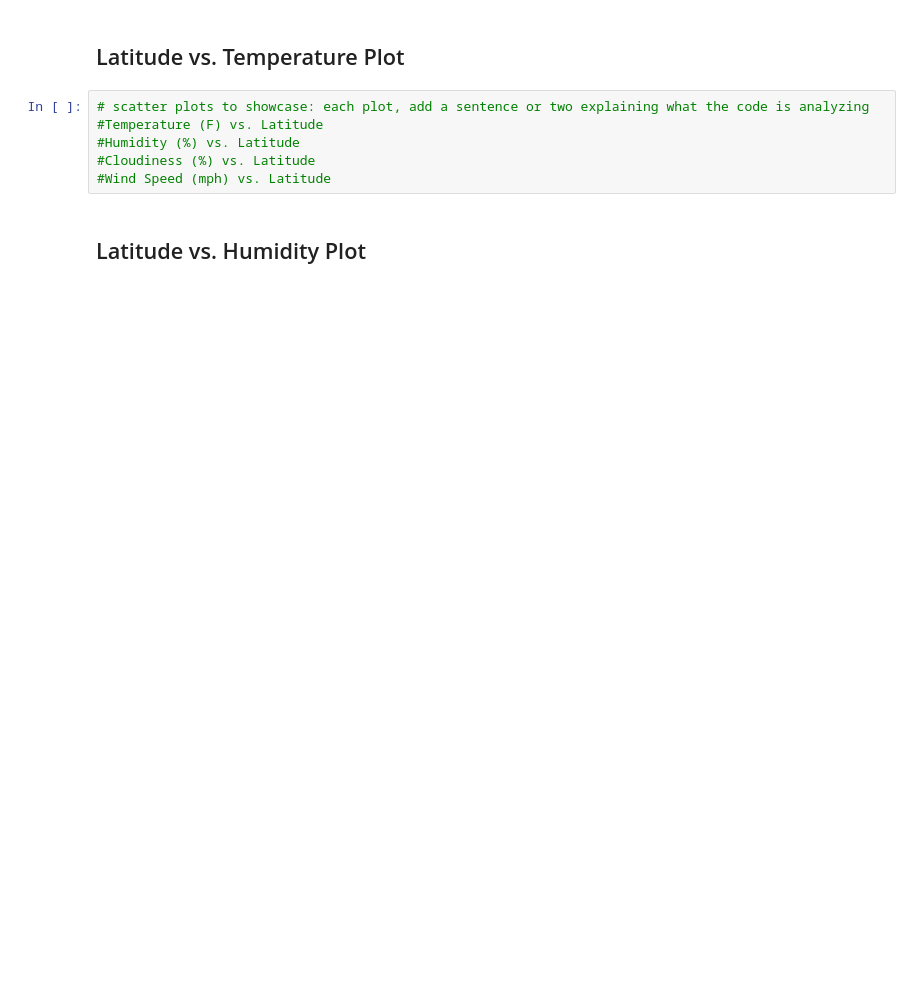
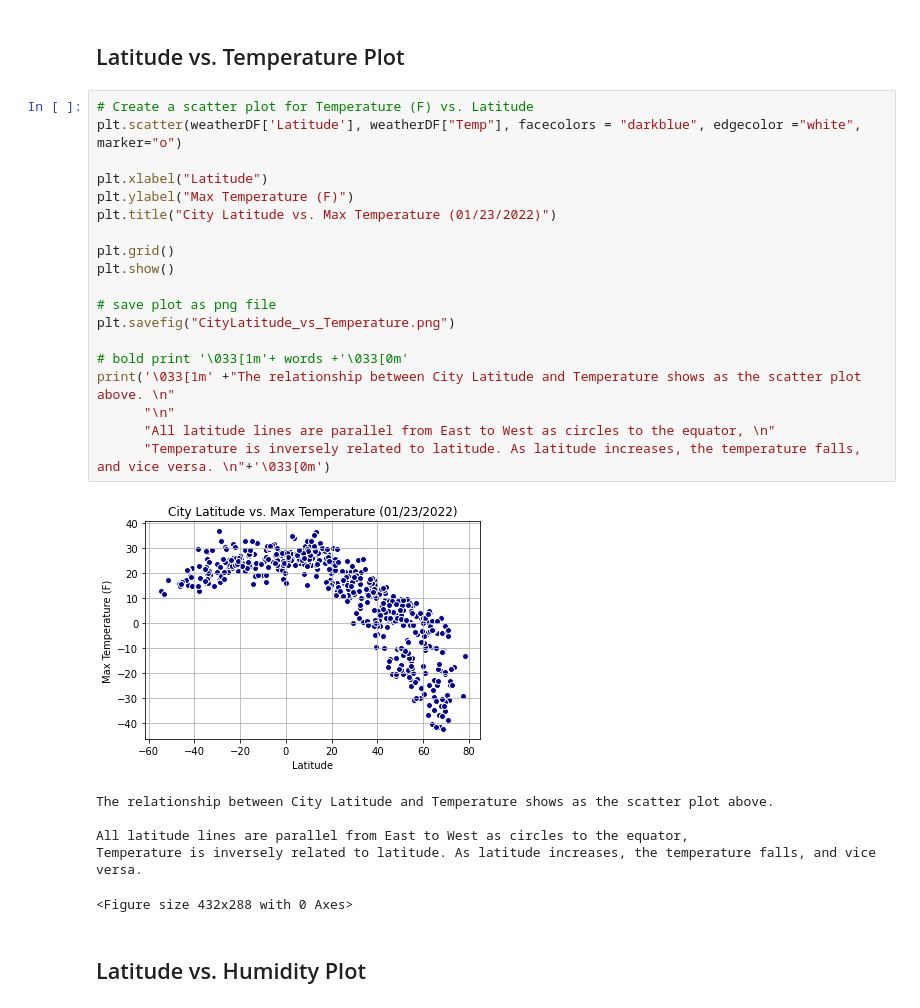
Before and after one commit to jcus/python-api-challenge, a Jupyter notebook: starter_code/WeatherPy.ipynb, the cells around one changed output. Drawn from its saved outputs; the diff is of its cells as text; blank space fills up the shorter version.

```diff
--- a/starter_code/WeatherPy.ipynb
+++ b/starter_code/WeatherPy.ipynb
@@ -208,10 +230,30 @@ Skip this step if there are no cities that have humidity > 100%.
 # %% [markdown]
 ## Latitude vs. Temperature Plot
-# %%
-# scatter plots to showcase: each plot, add a sentence or two explaining what the code is analyzing
-#Temperature (F) vs. Latitude
-#Humidity (%) vs. Latitude
-#Cloudiness (%) vs. Latitude
-#Wind Speed (mph) vs. Latitude
+# %%
+# Create a scatter plot for Temperature (F) vs. Latitude
+plt.scatter(weatherDF['Latitude'], weatherDF["Temp"], facecolors = "darkblue", edgecolor ="white", marker="o")
+
+plt.xlabel("Latitude")
+plt.ylabel("Max Temperature (F)")
+plt.title("City Latitude vs. Max Temperature (01/23/2022)")
+
+plt.grid()
+plt.show()
+
+# save plot as png file
+plt.savefig("CityLatitude_vs_Temperature.png")
+
+# bold print '\033[1m'+ words +'\033[0m'
+print('\033[1m' +"The relationship between City Latitude and Temperature shows as the scatter plot above. \n"
+      "\n"
+      "All latitude lines are parallel from East to West as circles to the equator, \n"
+      "Temperature is inversely related to latitude. As latitude increases, the temperature falls, and vice versa. \n"+'\033[0m')
+# %% [output]
+[figure, added]
+The relationship between City Latitude and Temperature shows as the scatter plot above.
+
+All latitude lines are parallel from East to West as circles to the equator,
+Temperature is inversely related to latitude. As latitude increases, the temperature falls, and vice versa.
+<Figure size 432x288 with 0 Axes>
 # %% [markdown]
 ## Latitude vs. Humidity Plot
```
Also changed, not shown: parts of 15 cells of this notebook, 8 other files.
